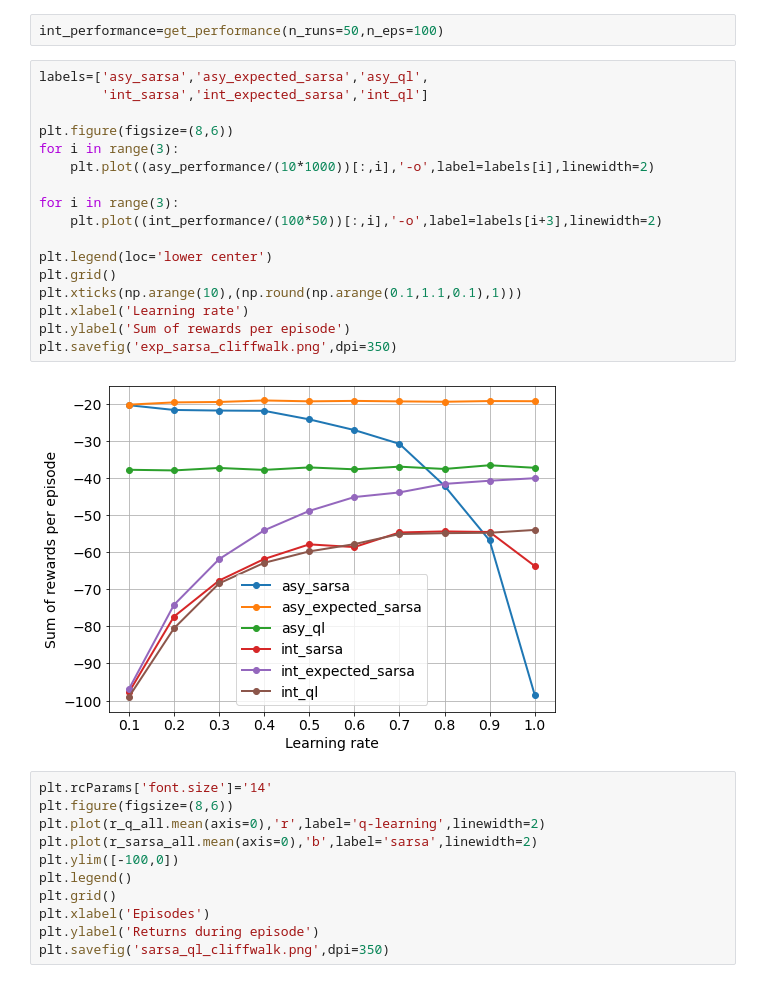
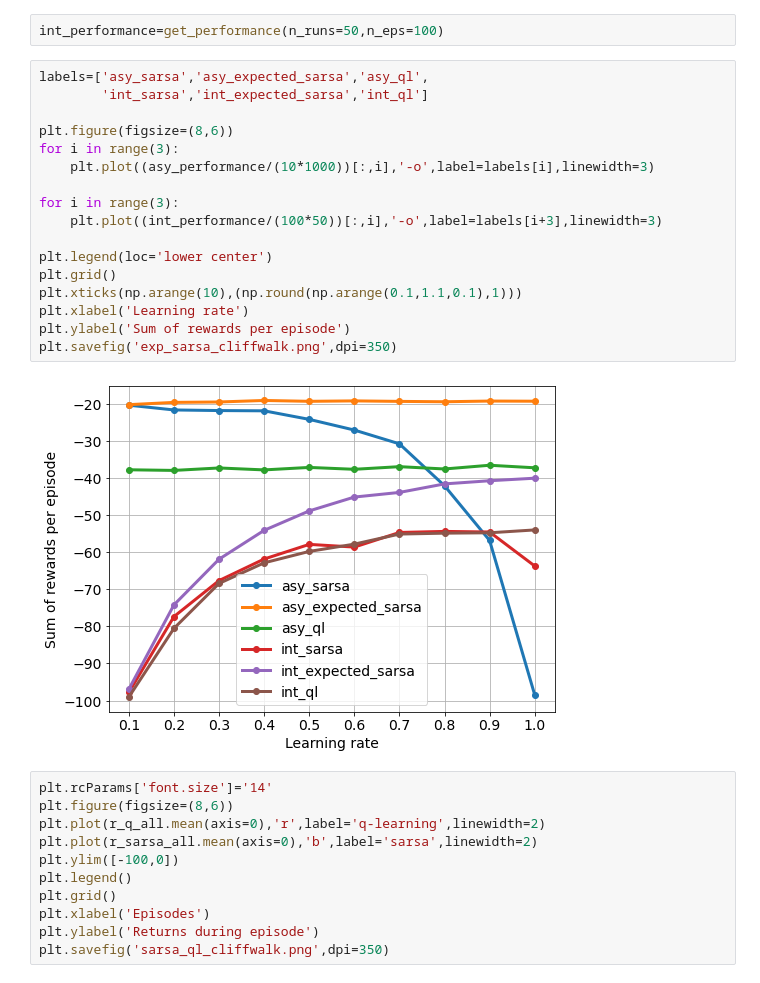
Before and after one commit to ha5ha6/judy_blog, a Jupyter notebook: _notebooks/cliff_walking.ipynb, the cells around one changed output. Cells and saved outputs as stored; diff of their text form.

```diff
--- a/_notebooks/cliff_walking.ipynb
+++ b/_notebooks/cliff_walking.ipynb
@@ -299,22 +299,22 @@ int_performance=get_performance(n_runs=50,n_eps=100)
 # %%
 labels=['asy_sarsa','asy_expected_sarsa','asy_ql',
         'int_sarsa','int_expected_sarsa','int_ql']
 
 plt.figure(figsize=(8,6))
 for i in range(3):
-    plt.plot((asy_performance/(10*1000))[:,i],'-o',label=labels[i],linewidth=2)
+    plt.plot((asy_performance/(10*1000))[:,i],'-o',label=labels[i],linewidth=3)
 
 for i in range(3):
-    plt.plot((int_performance/(100*50))[:,i],'-o',label=labels[i+3],linewidth=2)
+    plt.plot((int_performance/(100*50))[:,i],'-o',label=labels[i+3],linewidth=3)
 
 plt.legend(loc='lower center')
 plt.grid()
 plt.xticks(np.arange(10),(np.round(np.arange(0.1,1.1,0.1),1)))
 plt.xlabel('Learning rate')
 plt.ylabel('Sum of rewards per episode')
 plt.savefig('exp_sarsa_cliffwalk.png',dpi=350)
 # %% [output]
-[figure, old version]
+[figure, new version]
 # %%
 plt.rcParams['font.size']='14'
 plt.figure(figsize=(8,6))
```
Also changed, not shown: 5 other files.
